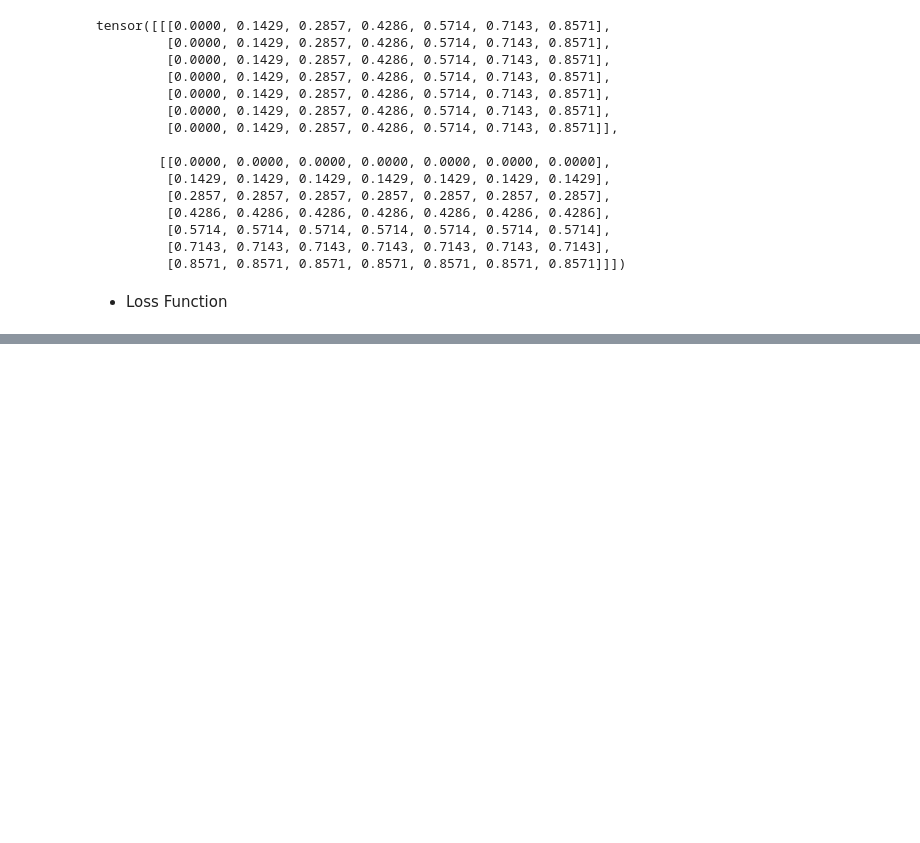
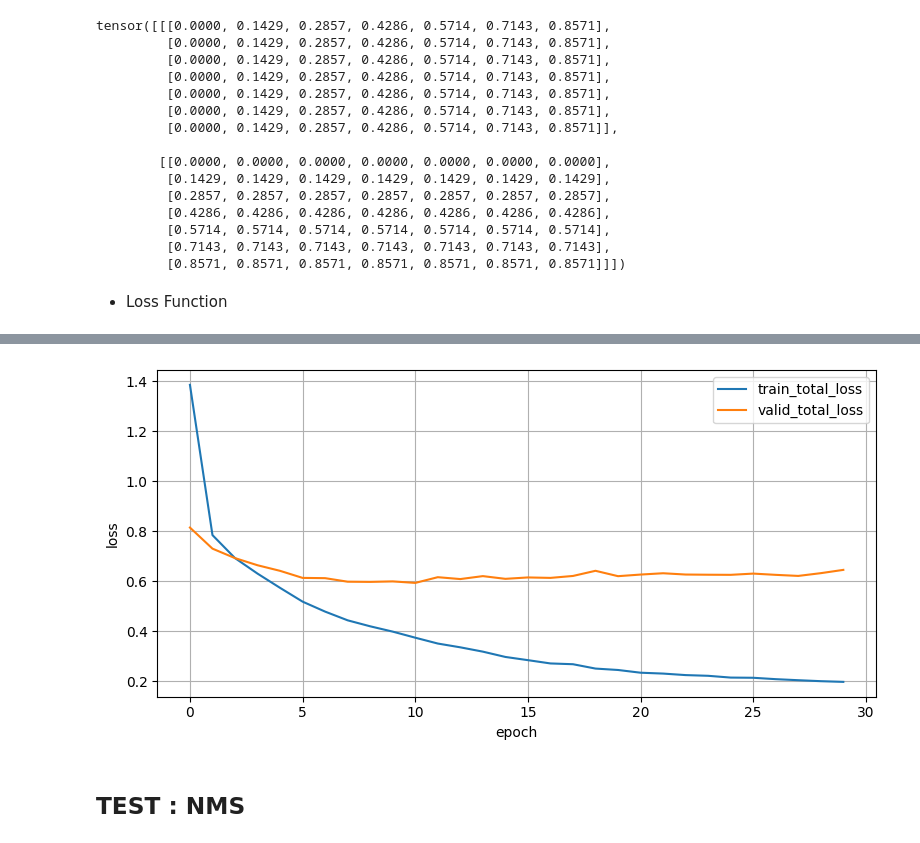
Before and after one commit to seonydg/object-detection, a Jupyter notebook: yolov1_bus_trcuk/yolov1_Bus_&Trcuk_Detection.ipynb, the cells around one changed output, grey strips where cells are left out. Saved outputs shown, nothing was run; the diff lists cells and outputs as text; code cells hidden in the pictures; blank space fills up the shorter version.

```diff
--- a/yolov1_bus_trcuk/yolov1_Bus_&Trcuk_Detection.ipynb
+++ b/yolov1_bus_trcuk/yolov1_Bus_&Trcuk_Detection.ipynb
@@ -874,14 +881,14 @@ class YOLO_LOSS():
         return torch.cat([x1y1, x2y2], dim=1)
 # %%
 data_dir = '/content/data'
-is_cuda = False
+is_cuda = True
 
 BATCH_SIZE = 2
 DEVICE = torch.device('cuda' if torch.cuda.is_available and is_cuda else 'cpu')
 
 trainset = MyDataset(data_dir=data_dir, phase="train", transform=transform)
 trainloader = DataLoader(trainset, batch_size=BATCH_SIZE, shuffle=True, collate_fn=collate_fn)
-model = YOLO_RESNET(num_classes=NUM_CLASSES)
+model = YOLO_RESNET(num_classes=NUM_CLASSES).to(DEVICE)
 criterion = YOLO_LOSS(num_classes=NUM_CLASSES, device=DEVICE)
 optimizer = torch.optim.SGD(model.parameters(), lr=0.0001, weight_decay=5e-4)
 
@@ -920,0 +997,16 @@ device(type='cpu')
+# %%
+num_epochs = 30
+
+train_losses = []
+val_losses = []
+
+for epoch in range(num_epochs):
+    train_loss, val_loss = train_one_epoch(dataloaders, model, criterion, optimizer, DEVICE)
+    train_losses.append(train_loss)
+    val_losses.append(val_loss)
+
+    print(f'{epoch+1}/{num_epochs} - train loss: {train_loss["total_loss"]:.4f} - val loss: {val_loss["total_loss"]:.4f}')
+    print('=======================================')
+
+    if (epoch+1) % 10 == 0:
+        utils.save_model(model.state_dict(), f'model_{epoch+1}.pth')
@@ -920,0 +1031,21 @@ device(type='cpu')
+# %%
+t_loss = []
+v_loss = []
+
+for i in range(30):
+    t_loss.append(train_losses[i]['total_loss'])
+    v_loss.append(val_losses[i]['total_loss'])
+# %%
+plt.figure(figsize=(8, 4))
+plt.plot(t_loss, label = 'train_total_loss')
+plt.plot(v_loss, label = 'valid_total_loss')
+
+plt.xlabel("epoch")
+plt.ylabel("loss")
+plt.grid("on")
+plt.legend(loc='upper right')
+plt.tight_layout()
+# %% [output]
+[figure, added]
+# %% [markdown]
+## TEST : NMS
```
Also changed, not shown: parts of 35 cells of this notebook, 1 other file.
